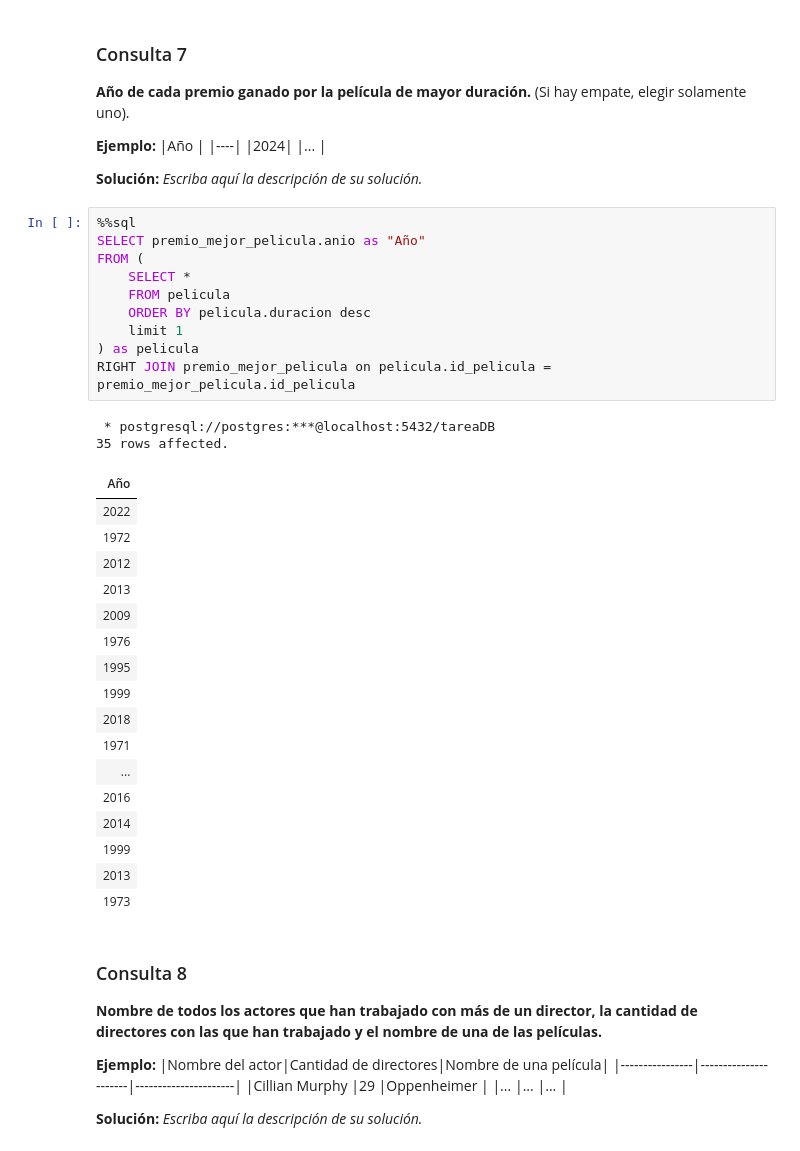
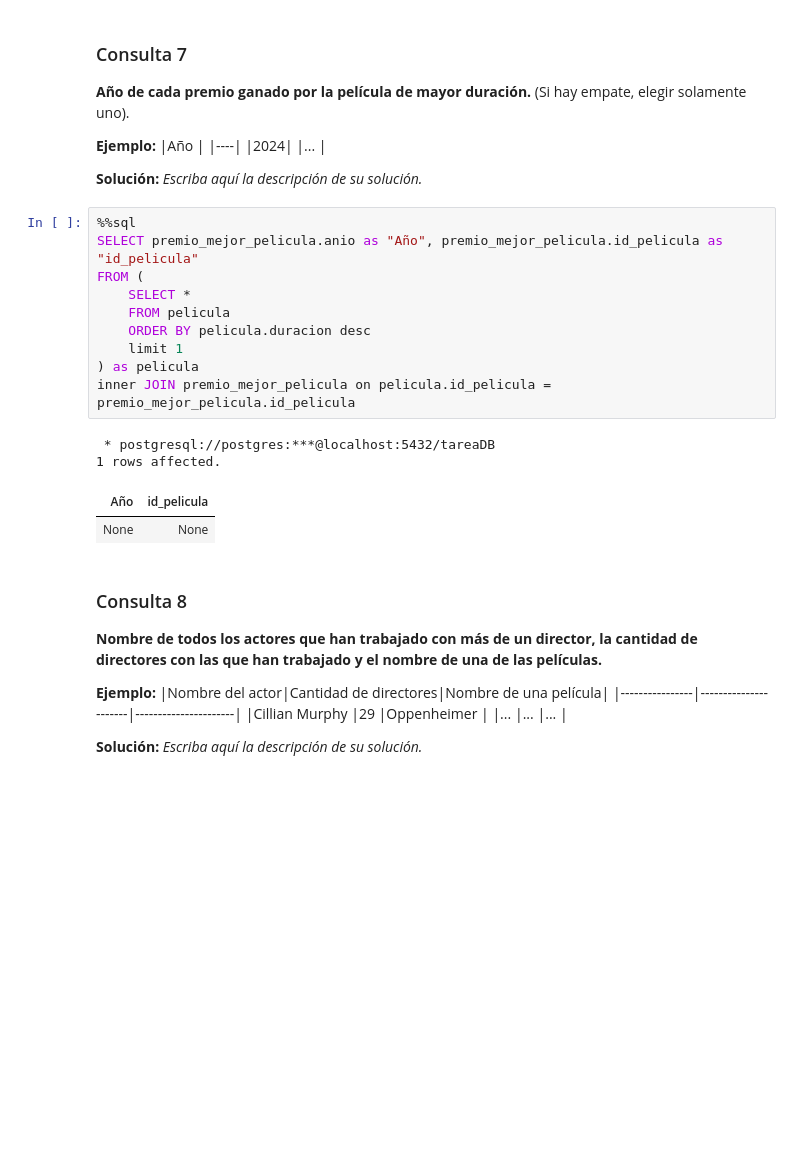
Before and after one commit to daniaao26/Tarea-1-db, a Jupyter notebook: Tarea_1.ipynb, the cells around one changed output. Saved outputs shown, nothing was run; the diff lists cells and outputs as text; blank space fills up the shorter version.

```diff
--- a/Tarea_1.ipynb
+++ b/Tarea_1.ipynb
@@ -547,34 +547,19 @@ LIMIT 1;
 **Solución:** _Escriba aquí la descripción de su solución._
 # %%
 %%sql
-SELECT premio_mejor_pelicula.anio as "Año"
+SELECT premio_mejor_pelicula.anio as "Año", premio_mejor_pelicula.id_pelicula as "id_pelicula"
 FROM (
     SELECT *
     FROM pelicula
     ORDER BY pelicula.duracion desc
     limit 1
 ) as pelicula
-RIGHT JOIN premio_mejor_pelicula on pelicula.id_pelicula = premio_mejor_pelicula.id_pelicula
+inner JOIN premio_mejor_pelicula on pelicula.id_pelicula = premio_mejor_pelicula.id_pelicula
 # %% [output]
  * postgresql://postgres:***@localhost:5432/tareaDB
-35 rows affected.
+1 rows affected.
-| Año |
-| 2022 |
-| 1972 |
-| 2012 |
-| 2013 |
-| 2009 |
-| 1976 |
-| 1995 |
-| 1999 |
-| 2018 |
-| 1971 |
-| ... |
-| 2016 |
-| 2014 |
-| 1999 |
-| 2013 |
-| 1973 |
+| Año | id_pelicula |
+| None | None |
 # %% [markdown]
 ### Consulta 8
 **Nombre de todos los actores que han trabajado con más de un director, la cantidad de directores con las que han trabajado y el nombre de una de las películas.**
```
Also changed, not shown: parts of 1 cell of this notebook.
